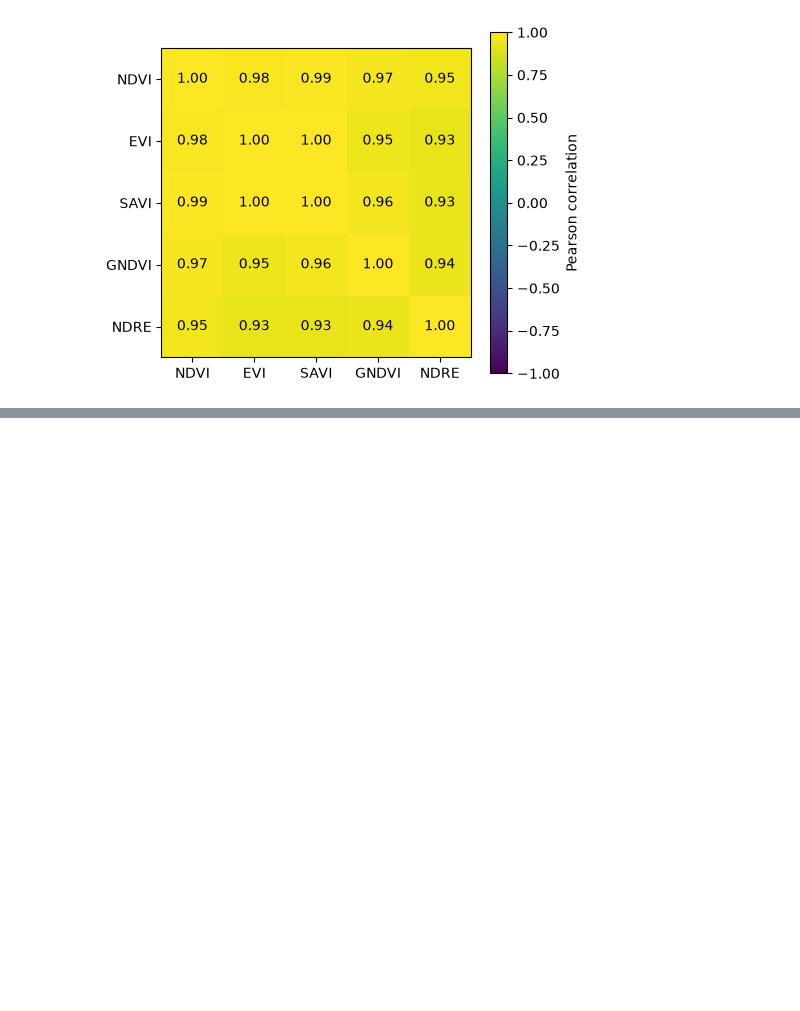
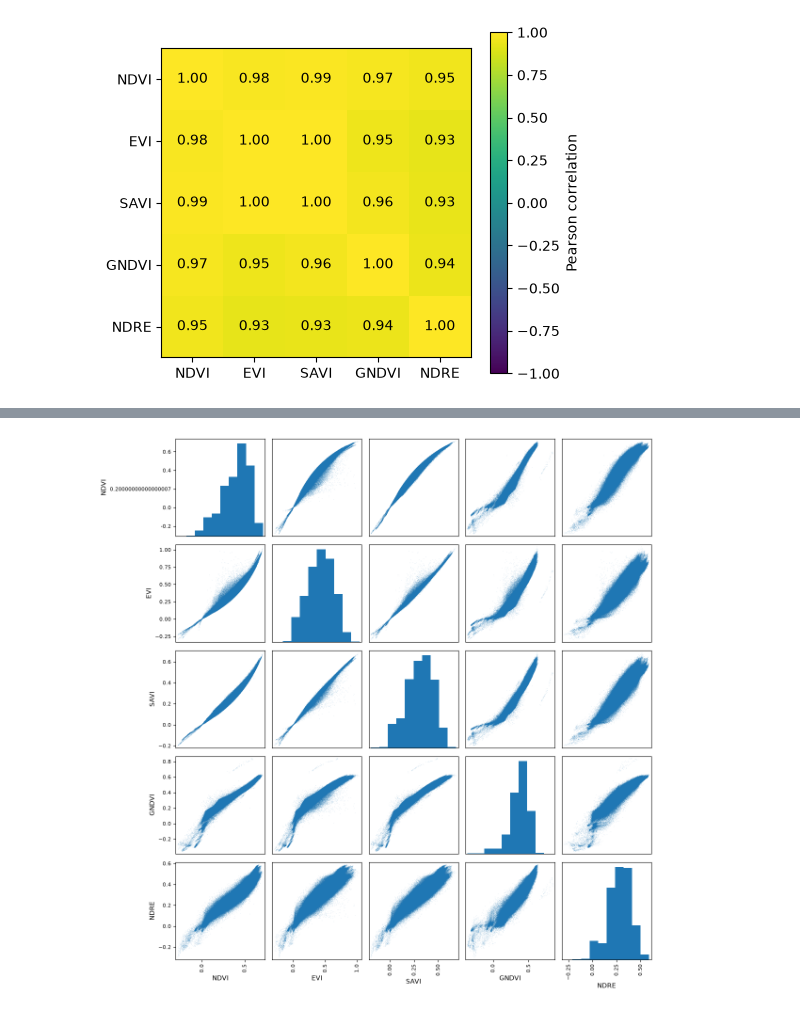
Before and after one commit to mikolaj-kowal/rs-vegetation-indices-analysis, a Jupyter notebook: notebooks/03_spatial_analysis.ipynb, the cells around one changed output, grey strips where cells are left out. Saved outputs shown, nothing was run; the diff lists cells and outputs as text; code cells hidden in the pictures; blank space fills up the shorter version.

```diff
--- a/notebooks/03_spatial_analysis.ipynb
+++ b/notebooks/03_spatial_analysis.ipynb
@@ -139,0 +160,14 @@ plt.show()
+# %%
+indices_df = pd.DataFrame(data.T, columns=index_names)
+
+scatter_matrix(
+    indices_df,
+    figsize=(12, 12),
+    diagonal="hist",
+    s=0.8
+)
+
+plt.tight_layout()
+plt.show()
+# %% [output]
+[figure, added]
```
Also changed, not shown: parts of 3 cells of this notebook.
